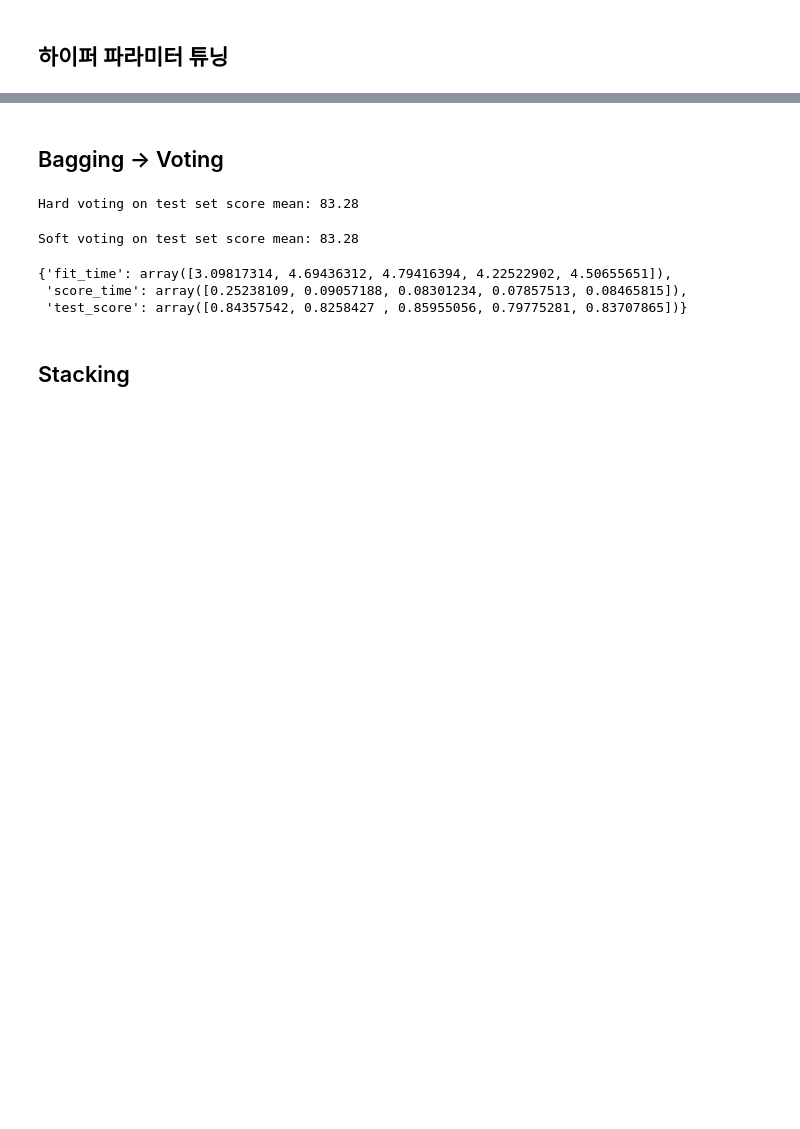
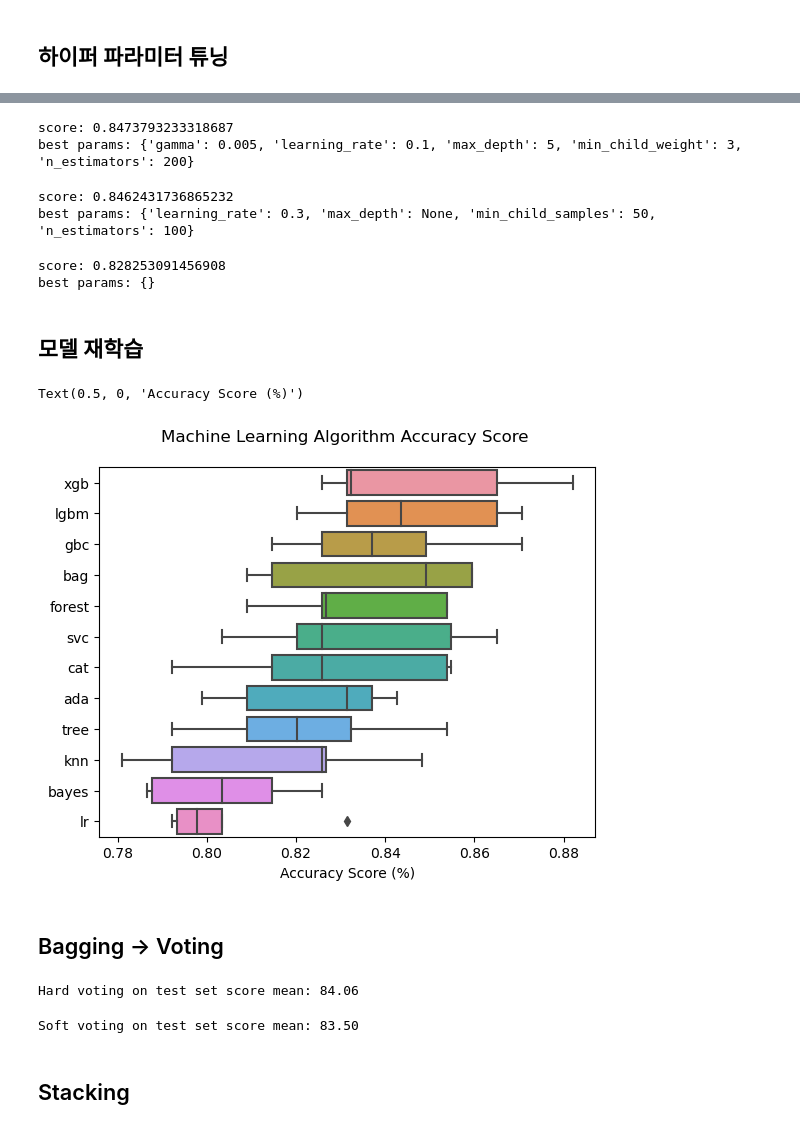
Before and after one commit to Usunwoo/kaggle-titanic, a Jupyter notebook: titanic.ipynb, the cells around one changed output, grey strips where cells are left out. Drawn from its saved outputs; the diff is of its cells as text; code cells hidden in the pictures; blank space fills up the shorter version.

```diff
--- a/titanic.ipynb
+++ b/titanic.ipynb
@@ -1060,3 +1202,55 @@ Text(0.5, 0, 'Accuracy Score (%)')
+# %%
+grid_search(models.get('xgb'), xgb_params)
+# %% [output]
+score: 0.8473793233318687
+best params: {'gamma': 0.005, 'learning_rate': 0.1, 'max_depth': 5, 'min_child_weight': 3, 'n_estimators': 200}
+# %%
+grid_search(models.get('lgbm'), lgbm_params)
+# %% [output]
+score: 0.8462431736865232
+best params: {'learning_rate': 0.3, 'max_depth': None, 'min_child_samples': 50, 'n_estimators': 100}
+# %%
+grid_search(models.get('cat'), cat_params)
+# %% [output]
+score: 0.828253091456908
+best params: {}
+# %% [markdown]
+## 모델 재학습
+# %%
+models = {
+    'lr' : LogisticRegression(C=0.05, penalty='l2', random_state=random_state),
+    'bayes' : GaussianNB(),
+    'knn' : KNeighborsClassifier(leaf_size=2, n_neighbors=9, p=2, weights='uniform'),
+    'svc' : SVC(C=0.5, gamma=0.1, kernel='rbf', probability=True, random_state=random_state),
+    'tree' : DecisionTreeClassifier(criterion='entropy', max_depth=3, min_samples_split=2, random_state=random_state),
+    'bag' : BaggingClassifier(max_features=0.5, max_samples=1.0, n_estimators=200, random_state=random_state),
+    'forest' : RandomForestClassifier(criterion='entropy', max_depth=None, min_samples_split=10, n_estimators=10, random_state=random_state),
+    'ada' : AdaBoostClassifier(learning_rate=1, n_estimators=200, random_state=random_state),
+    'gbc' : GradientBoostingClassifier(learning_rate=0.1, max_depth=3, min_samples_split=2, n_estimators=200, random_state=random_state),
+    'xgb' : XGBClassifier(gamma=0.005, learning_rate=0.1, max_depth=5, min_child_weight=3, n_estimators=200, random_state=random_state),
+    'lgbm' : LGBMClassifier(learning_rate=0.3, max_depth=None, min_child_samples=50, n_estimators=100, random_state=random_state),
+    'cat' : CatBoostClassifier(random_state=random_state, verbose=False, allow_writing_files=False),
+    # stk = StackingClassifier()
+}
+
+scores2 = {}
+
+for name, model in models.items():
+    model.fit(train_X, train_y)
+    acc = cross_val_score(model, train_X, train_y, scoring = "accuracy", cv = cv_num)
+    scores2[name] = acc
+# %%
+results = pd.DataFrame(scores2).T
+results['mean'] = results.mean(1)
+result_df = results.sort_values(by='mean', ascending=False)
+
+result_df = result_df.drop(['mean'], axis=1)
+sns.boxplot(data=result_df.T, orient='h')
+plt.title('Machine Learning Algorithm Accuracy Score \n')
+plt.xlabel('Accuracy Score (%)')
+# %% [output]
+Text(0.5, 0, 'Accuracy Score (%)')
+[figure, added]
 # %% [markdown]
 ## Bagging -> Voting
 # %%
@@ -1070,7 +1264,7 @@ grid_hard.fit(train_X, train_y)
 
 print("Hard voting on test set score mean: {:.2f}". format(grid_hard_cv['test_score'].mean() * 100))
 # %% [output]
-Hard voting on test set score mean: 83.28
+Hard voting on test set score mean: 84.06
 # %%
 grid_soft = VotingClassifier(estimators = list(models.items()),
                              voting = 'soft')
@@ -1080,13 +1274,7 @@ grid_soft.fit(train_X, train_y)
 
 print("Soft voting on test set score mean: {:.2f}". format(grid_soft_cv['test_score'].mean() * 100))
 # %% [output]
-Soft voting on test set score mean: 83.28
+Soft voting on test set score mean: 83.50
-# %%
-grid_hard_cv
-# %% [output]
-{'fit_time': array([3.09817314, 4.69436312, 4.79416394, 4.22522902, 4.50655651]),
- 'score_time': array([0.25238109, 0.09057188, 0.08301234, 0.07857513, 0.08465815]),
- 'test_score': array([0.84357542, 0.8258427 , 0.85955056, 0.79775281, 0.83707865])}
 # %% [markdown]
 ## Stacking
 # %%
```
Also changed, not shown: parts of 19 cells of this notebook.
